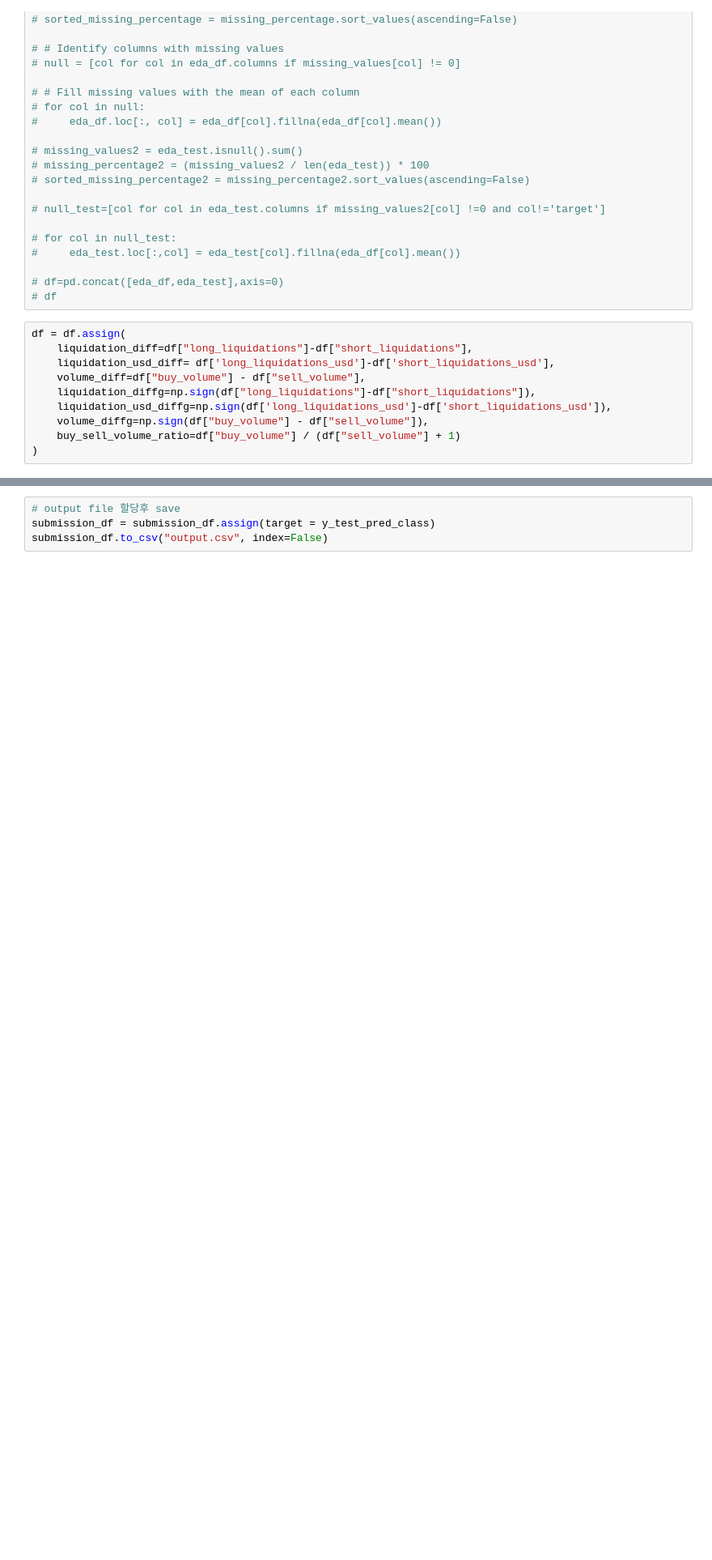
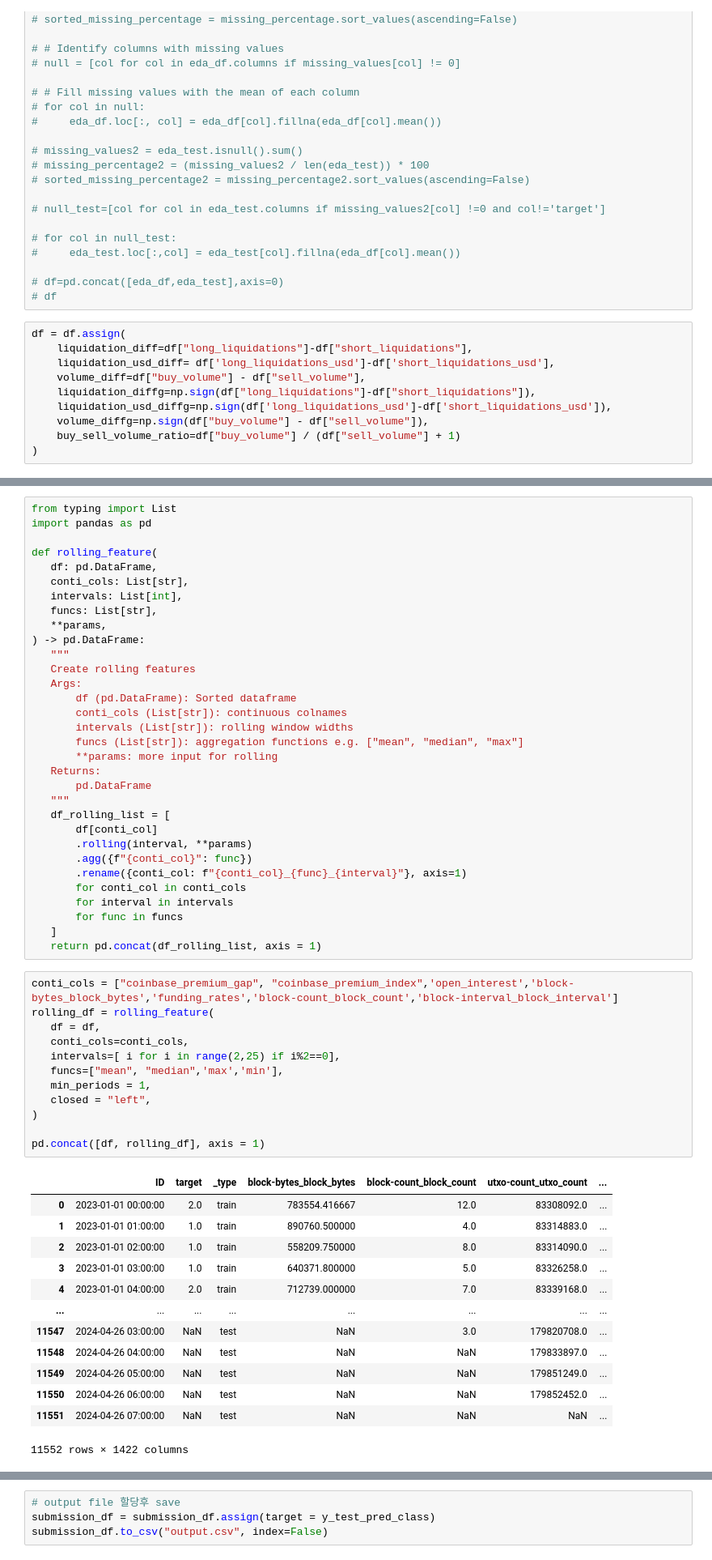
Before and after one commit to boostcampaitech7/level1-classificationinmachinelearning-recsys-07, a Jupyter notebook: dev/shin/test1.ipynb, the cells around one changed output, grey strips where cells are left out. Shown at 81% size. Drawn from its saved outputs; the diff is of its cells as text; blank space fills up the shorter version.

```diff
--- a/dev/shin/test1.ipynb
+++ b/dev/shin/test1.ipynb
@@ -184,0 +224,58 @@ df = df.assign(
+# %%
+from typing import List
+import pandas as pd
+
+def rolling_feature(
+   df: pd.DataFrame,
+   conti_cols: List[str],
+   intervals: List[int],
+   funcs: List[str],
+   **params,
+) -> pd.DataFrame:
+   """
+   Create rolling features
+   Args:
+       df (pd.DataFrame): Sorted dataframe
+       conti_cols (List[str]): continuous colnames
+       intervals (List[str]): rolling window widths
+       funcs (List[str]): aggregation functions e.g. ["mean", "median", "max"]
+       **params: more input for rolling
+   Returns:
+       pd.DataFrame
+   """
+   df_rolling_list = [
+       df[conti_col]
+       .rolling(interval, **params)
+       .agg({f"{conti_col}": func})
+       .rename({conti_col: f"{conti_col}_{func}_{interval}"}, axis=1)
+       for conti_col in conti_cols
+       for interval in intervals
+       for func in funcs
+   ]
+   return pd.concat(df_rolling_list, axis = 1)
+# %%
+conti_cols = ["coinbase_premium_gap", "coinbase_premium_index",'open_interest','block-bytes_block_bytes','funding_rates','block-count_block_count','block-interval_block_interval']
+rolling_df = rolling_feature(
+   df = df,
+   conti_cols=conti_cols,
+   intervals=[ i for i in range(2,25) if i%2==0],
+   funcs=["mean", "median",'max','min'],
+   min_periods = 1,
+   closed = "left",
+)
+
+pd.concat([df, rolling_df], axis = 1)
+# %% [output]
+|  | ID | target | _type | block-bytes_block_bytes | block-count_block_count | utxo-count_utxo_count | ... |
+| 0 | 2023-01-01 00:00:00 | 2.0 | train | 783554.416667 | 12.0 | 83308092.0 | ... |
+| 1 | 2023-01-01 01:00:00 | 1.0 | train | 890760.500000 | 4.0 | 83314883.0 | ... |
+| 2 | 2023-01-01 02:00:00 | 1.0 | train | 558209.750000 | 8.0 | 83314090.0 | ... |
+| 3 | 2023-01-01 03:00:00 | 1.0 | train | 640371.800000 | 5.0 | 83326258.0 | ... |
+| 4 | 2023-01-01 04:00:00 | 2.0 | train | 712739.000000 | 7.0 | 83339168.0 | ... |
+| ... | ... | ... | ... | ... | ... | ... | ... |
+| 11547 | 2024-04-26 03:00:00 | NaN | test | NaN | 3.0 | 179820708.0 | ... |
+| 11548 | 2024-04-26 04:00:00 | NaN | test | NaN | NaN | 179833897.0 | ... |
+| 11549 | 2024-04-26 05:00:00 | NaN | test | NaN | NaN | 179851249.0 | ... |
+| 11550 | 2024-04-26 06:00:00 | NaN | test | NaN | NaN | 179852452.0 | ... |
+| 11551 | 2024-04-26 07:00:00 | NaN | test | NaN | NaN | NaN | ... |
+11552 rows × 1422 columns
```
Also changed, not shown: parts of 43 cells of this notebook, 15 other files.
